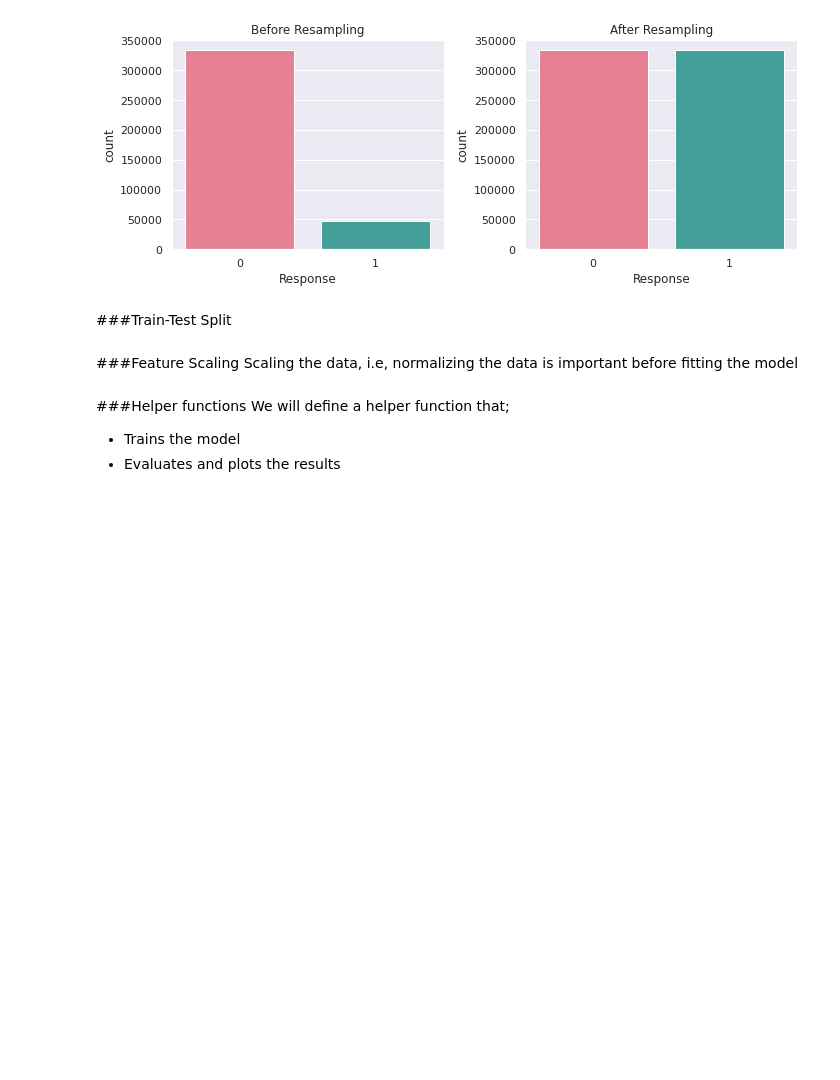
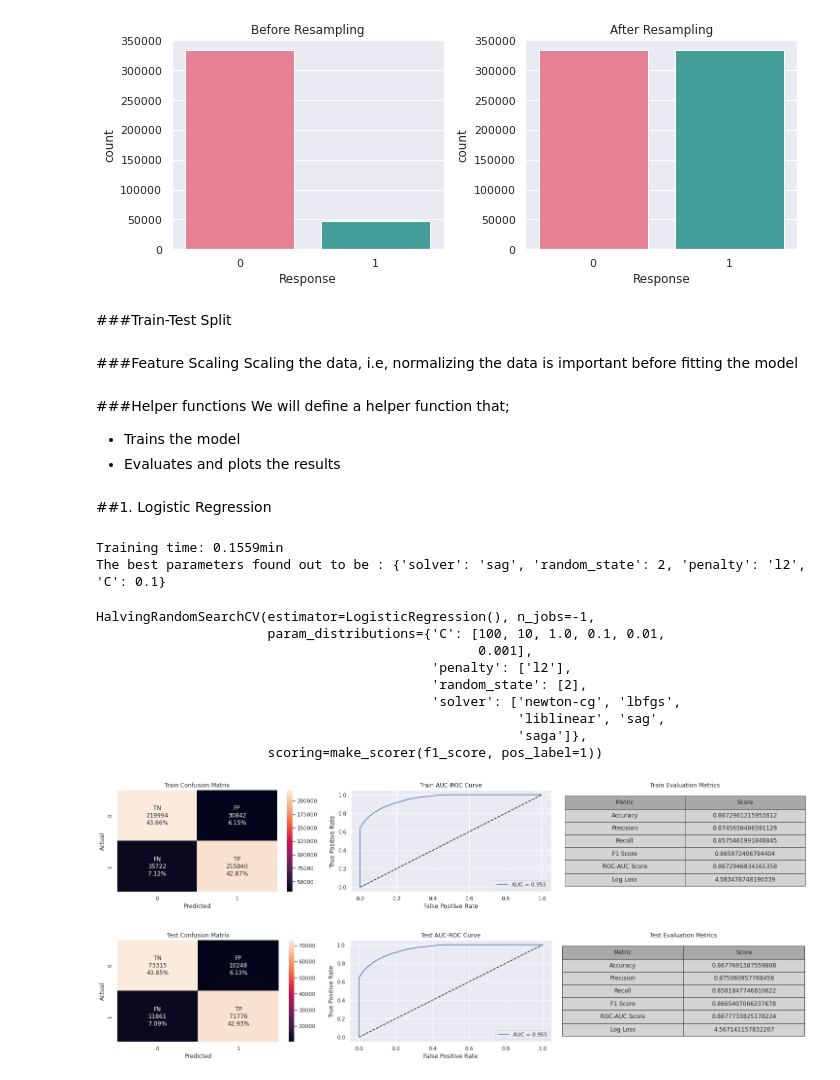
Before and after one commit to shadabsgit/ML-Classification-Capstone-Project, a Jupyter notebook: HEALTH_INSURANCE_CROSS_SELL_PREDICTION.ipynb, the cells around one changed output. Saved outputs shown, nothing was run; the diff lists cells and outputs as text; code cells hidden in the pictures; blank space fills up the shorter version.

Commit message:
Model Training and evaluation

```diff
--- a/HEALTH_INSURANCE_CROSS_SELL_PREDICTION.ipynb
+++ b/HEALTH_INSURANCE_CROSS_SELL_PREDICTION.ipynb
@@ -511,3 +537,8 @@ X_test = scaler.transform(X_test)
+# %%
+#Define scaler
+scaler = MinMaxScaler()
+X_train = scaler.fit_transform(X_train)
+X_test = scaler.transform(X_test)
 # %% [markdown]
 ###Helper functions
 We will define a helper function that;
@@ -602,3 +653,6 @@ def model_eval(model, X_train, X_test, y_train, y_test):
     plt.title(f'{title} Evaluation Metrics')
 
   return model
+# %%
+#Define Scorer
+scorer = make_scorer(f1_score, pos_label=1)
@@ -604,0 +671,31 @@ def model_eval(model, X_train, X_test, y_train, y_test):
+# %% [markdown]
+##1. Logistic Regression
+# %%
+# Classifier
+log_reg = LogisticRegression()
+
+# HYperparameter Grid
+grid = {'solver' : ['newton-cg', 'lbfgs', 'liblinear','sag','saga'],
+                        'penalty' : ['l2'],
+                        'C' : [100, 10, 1.0, 0.1, 0.01, 0.001],
+                       'random_state':[2]}
+
+# Halving_Randomized_Search_CV to find the best parameters
+log_reg_hpt = HalvingRandomSearchCV(log_reg, param_distributions = grid, scoring = scorer, cv=5, n_jobs=-1)
+
+#Fit and evaluate
+model_eval(log_reg_hpt, X_train, X_test, y_train, y_test)
+# %% [output]
+Training time: 0.1559min
+The best parameters found out to be : {'solver': 'sag', 'random_state': 2, 'penalty': 'l2', 'C': 0.1}
+HalvingRandomSearchCV(estimator=LogisticRegression(), n_jobs=-1,
+                      param_distributions={'C': [100, 10, 1.0, 0.1, 0.01,
+                                                 0.001],
+                                           'penalty': ['l2'],
+                                           'random_state': [2],
+                                           'solver': ['newton-cg', 'lbfgs',
+                                                      'liblinear', 'sag',
+                                                      'saga']},
+                      scoring=make_scorer(f1_score, pos_label=1))
+[figure, added]
+[figure, added]
```
Also changed, not shown: parts of 21 cells of this notebook.
